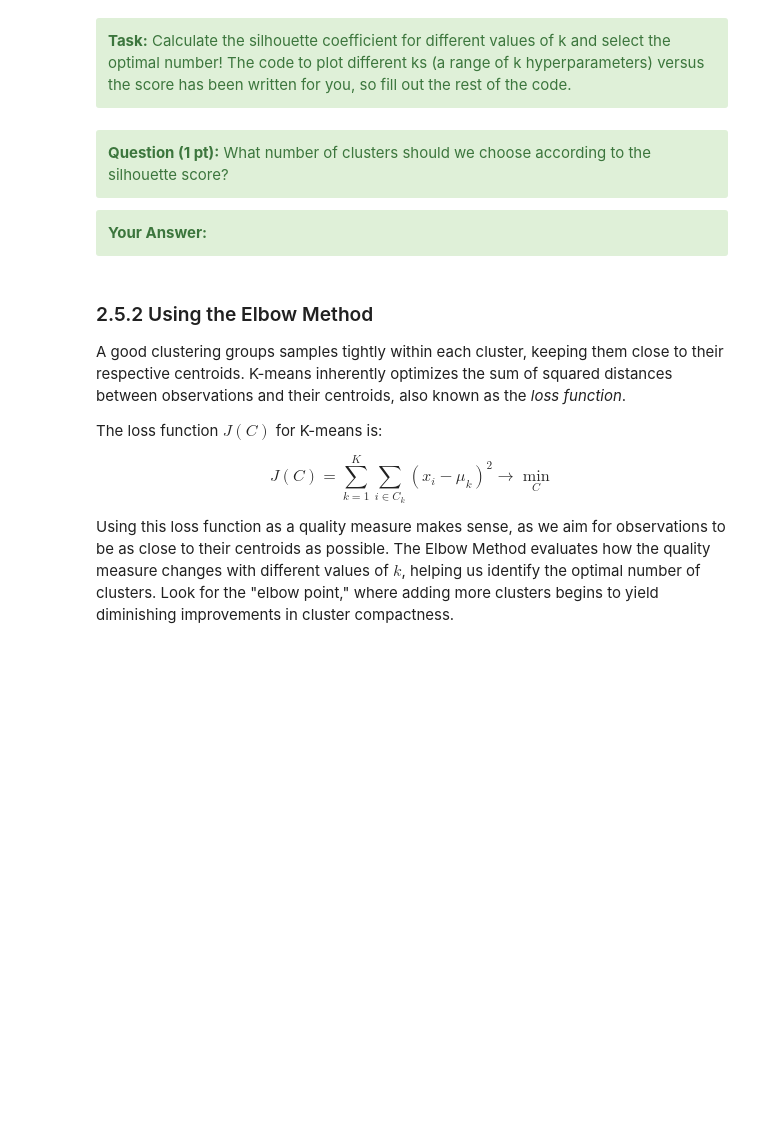
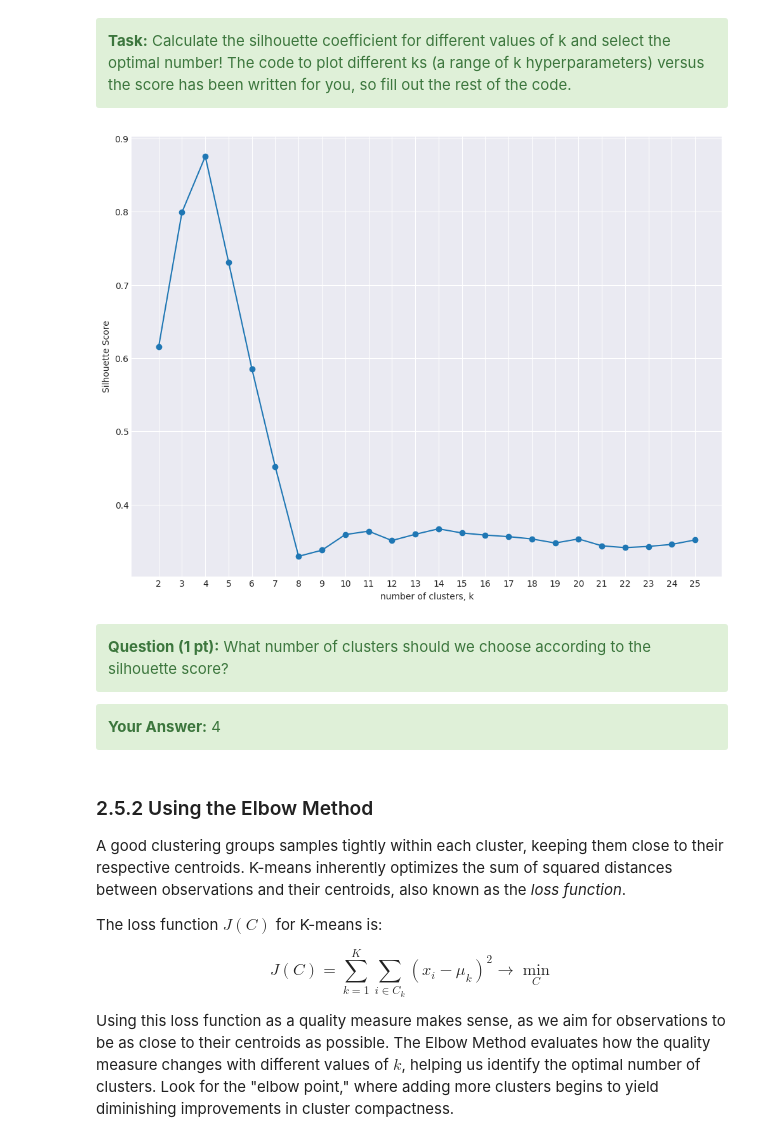
Before and after one commit to samuelrr1/Gay_Clanker, a Jupyter notebook: 2_clustering.ipynb, the cells around one changed output. Drawn from its saved outputs; the diff is of its cells as text; code cells hidden in the pictures; blank space fills up the shorter version.

```diff
--- a/2_clustering.ipynb
+++ b/2_clustering.ipynb
@@ -344,37 +358,47 @@ One way to choose $k$ is by using the silhouette coefficient introduced above. T
 # %%
 def calculate_k_silhouette(X: np.ndarray, k_min: int, k_max: int) -> Tuple[List[int], List[float]]:
     ks: List[int]
     scores: List[float]
 
     # STUDENT CODE HERE (4 pts)
+    ks = []
+    scores = []
+    for k in range(k_min, k_max + 1):
+        model_k = KMeans(n_clusters=k, random_state=RANDOM_STATE)
+        model_k.fit(X_blob)
+        labels_k = model_k.predict(X_blob)
+        ks.append(k)
+        scores.append(silhouette_score(X_blob, labels_k))
 
 
     # STUDENT CODE until HERE
     return ks, scores
 
 
 # call your function with a suitable range for k
 ks: List[int]
 silhouette_scores: List[float]
 
 # STUDENT CODE HERE (1 pt)
 
-ks, silhouette_scores = ...
+ks, silhouette_scores = calculate_k_silhouette(X_blob, 2, 25)
 
 # STUDENT CODE until HERE
 
 # Plot ks vs silhouette coefficient
 plt.plot(ks, silhouette_scores, '-o')
 plt.xlabel('number of clusters, k')
 plt.ylabel('Silhouette Score')
 plt.xticks(ks)
 plt.show()
+# %% [output]
+[figure, added]
 # %% [markdown]
 <div class="alert alert-block alert-success">
 <b>Question (1 pt):</b> What number of clusters should we choose according to the silhouette score?
 </div>
 <div class="alert alert-block alert-success">
-<b>Your Answer:</b>
+<b>Your Answer:</b> 4
 </div>
 # %% [markdown]
 ### 2.5.2 Using the Elbow Method
```
Also changed, not shown: parts of 8 cells of this notebook.
